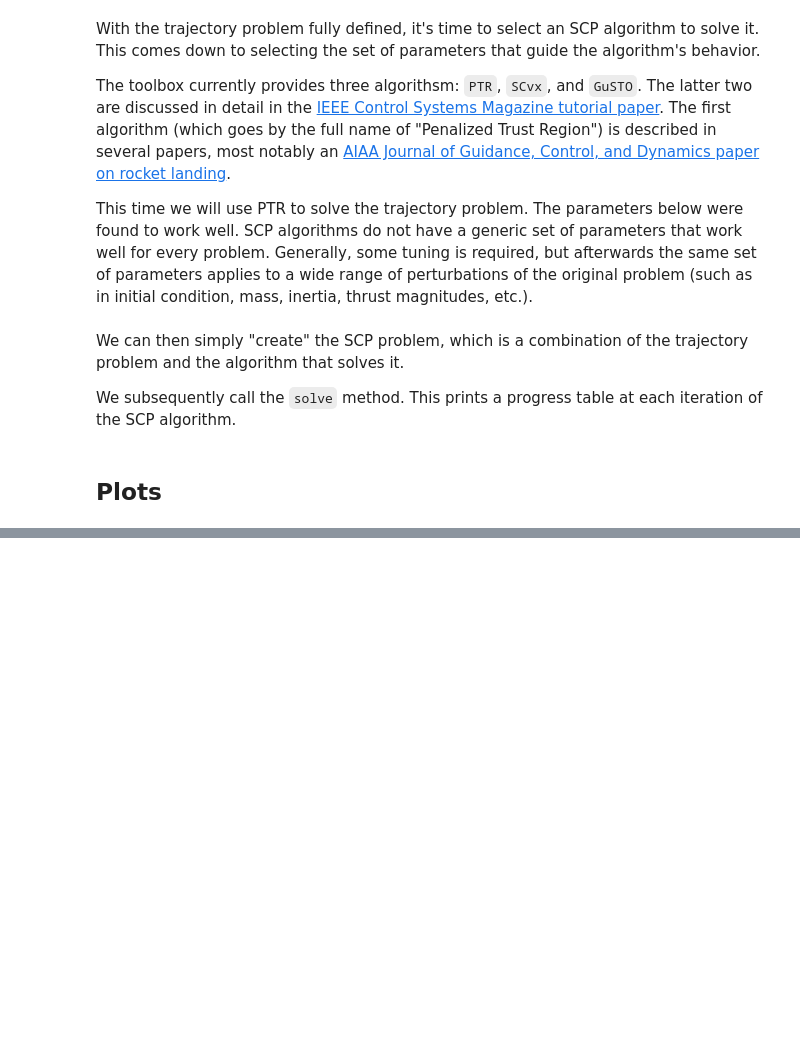
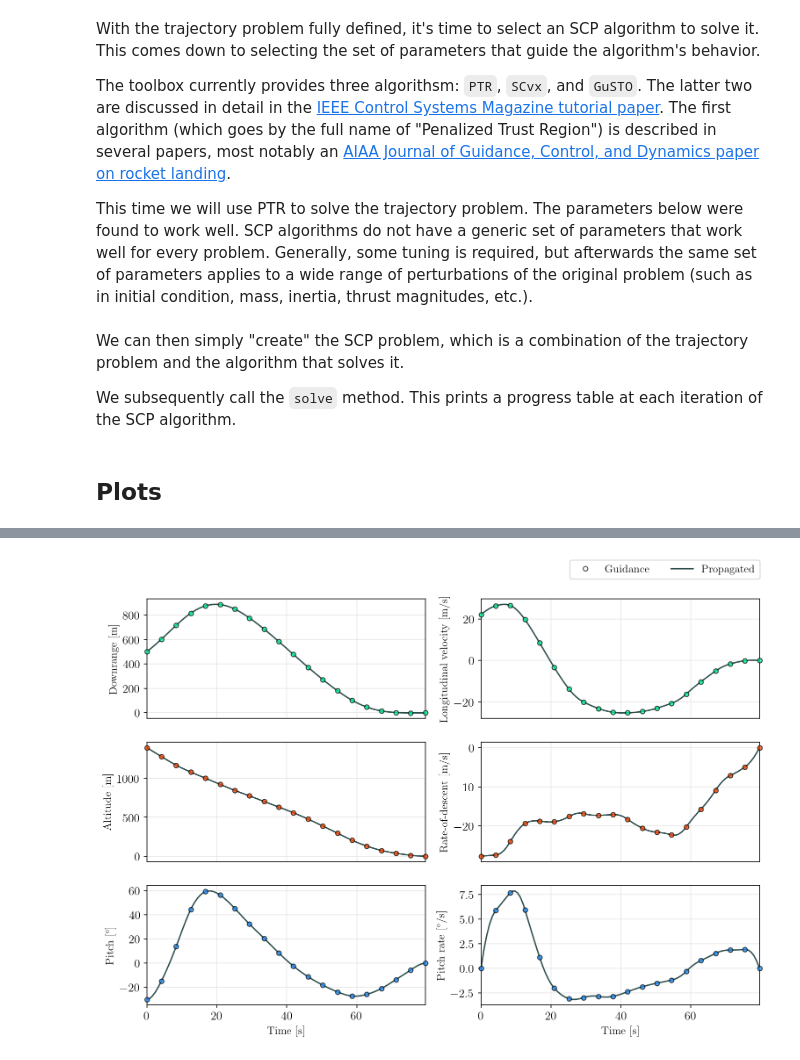
Before and after one commit to UW-ACL/SCPToolbox_tutorial, a Jupyter notebook: src/p4_rocket.ipynb, the cells around one changed output, grey strips where cells are left out. Drawn from its saved outputs; the diff is of its cells as text; code cells hidden in the pictures; blank space fills up the shorter version.

```diff
--- a/src/p4_rocket.ipynb
+++ b/src/p4_rocket.ipynb
@@ -856,0 +888,4 @@ sol, history = PTR.solve(ptr_pbm);
+# %%
+plot_states();
+# %% [output]
+[figure, added]
```
Also changed, not shown: parts of 7 cells of this notebook.
